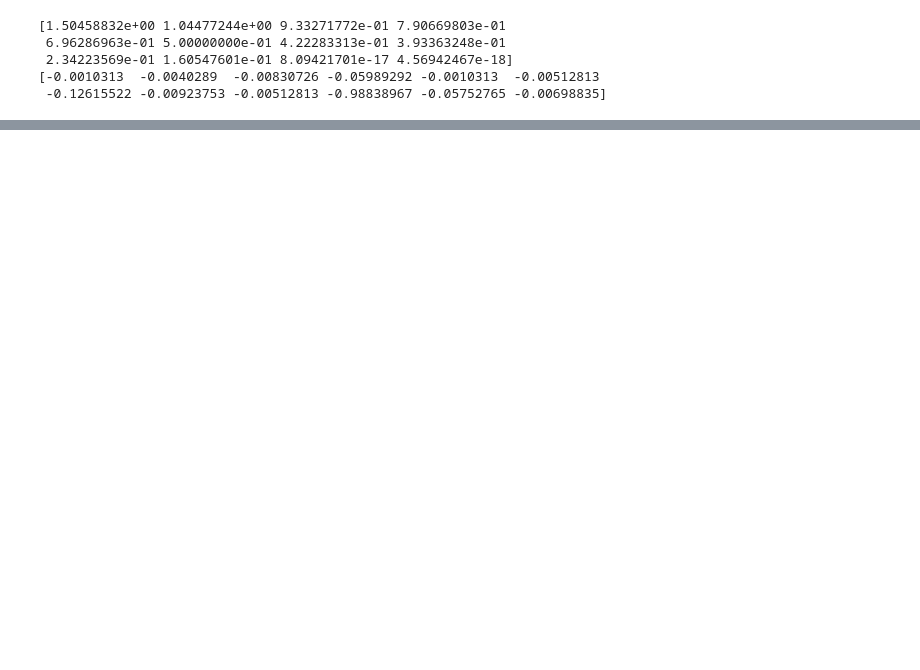
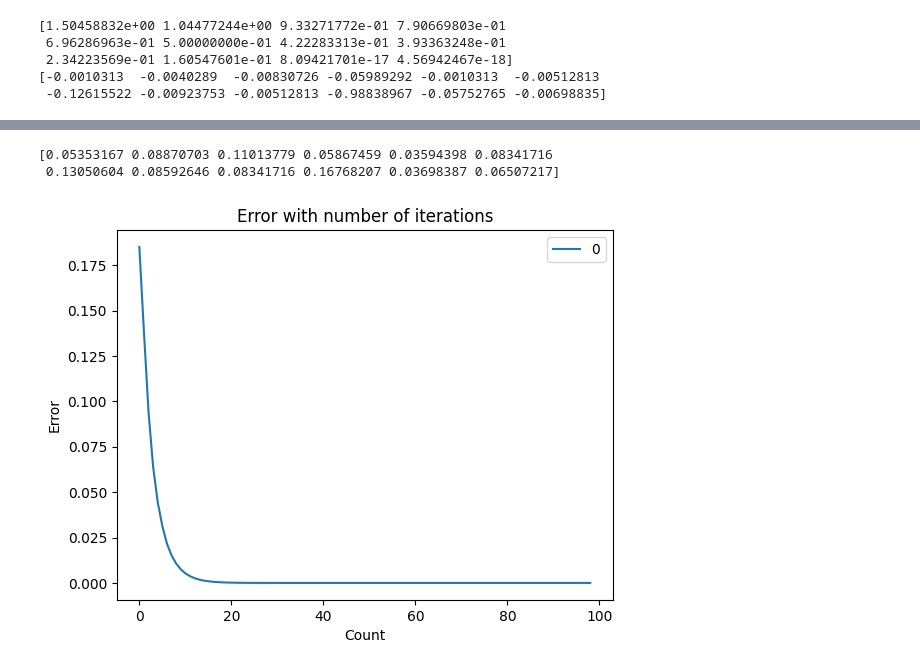
Before and after one commit to ellipse-liu/MAT167-Final, a Jupyter notebook: Code.ipynb, the cells around one changed output, grey strips where cells are left out. Drawn from its saved outputs; the diff is of its cells as text; code cells hidden in the pictures; blank space fills up the shorter version.

```diff
--- a/Code.ipynb
+++ b/Code.ipynb
@@ -135,15 +147,16 @@ Updated google matrix:
 w, v = np.linalg.eig(np.transpose(google))
 
 eigval = w.max()
-eigvect = v[:, np.where(w==eigval)]
-print(f"Largest eigenvalue: {eigval}. ")
-
+eigvect = v[:, 0]
+# print(f"Largest eigenvalue: {eigval}. ")
+print(eigvect)
 non_negative_count = 0
 
 for i in eigvect:
     if i < 0:
         non_negative_count += 1
-print(f"Number of negative entriesin corresponding eigenvector: {non_negative_count}")
+print(f"Number of negative entries in corresponding eigenvector: {non_negative_count}")
 print("Since all of the entries are negative, we will flip their signs") # idk, I don't like it
-eigvect[0, :] = eigvect[0, :] * -1
+eigvect = np.array([-i for i in eigvect])
+print(eigvect)
 # %% [output]
@@ -160,0 +209,35 @@ def page_ranking_by_vector(vector: np.ndarray) -> None:
+# %%
+# 8)
+
+# create our pi vector
+
+
+def power_iteration(iteration_matrix, epsilon = np.finfo(float).eps, show_graph=False):
+    pi = np.array([1/12 for i in range(const_number_pages)])
+    count = 0
+    # numpy machine epsilon
+    diff = 1
+
+    # error vector to make graph later (maybe)
+    errors = []
+    while(diff > epsilon):
+        tmp = np.matmul(np.transpose(pi), iteration_matrix)
+        tmp = np.transpose(tmp)
+        diff = np.linalg.norm(tmp-pi)
+        errors.append(diff)
+        pi = tmp
+        count += 1
+
+    if show_graph:
+        df = pd.DataFrame(errors)
+        ax = df.plot(title="Error with number of iterations")
+        ax.set_xlabel("Count")
+        ax.set_ylabel("Error")
+    return pi
+
+pi = power_iteration(google, show_graph=True)
+print(pi)
+# %% [output]
+[0.05353167 0.08870703 0.11013779 0.05867459 0.03594398 0.08341716
+ 0.13050604 0.08592646 0.08341716 0.16768207 0.03698387 0.06507217]
+[figure, added]
```
Also changed, not shown: parts of 10 cells of this notebook, 1 other file.
